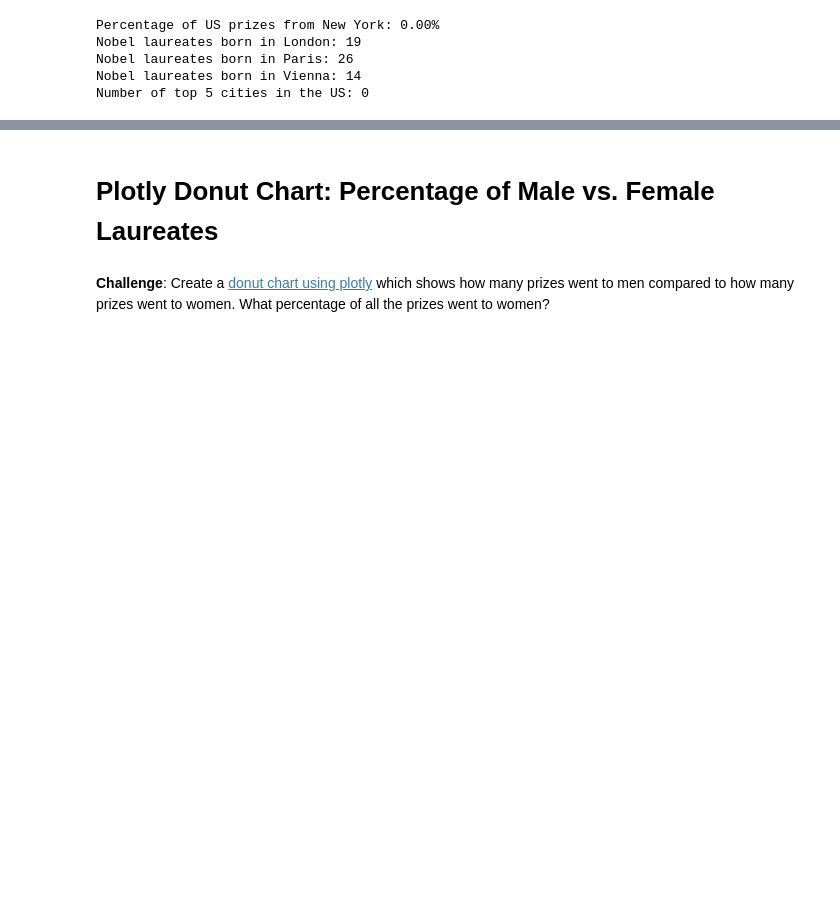
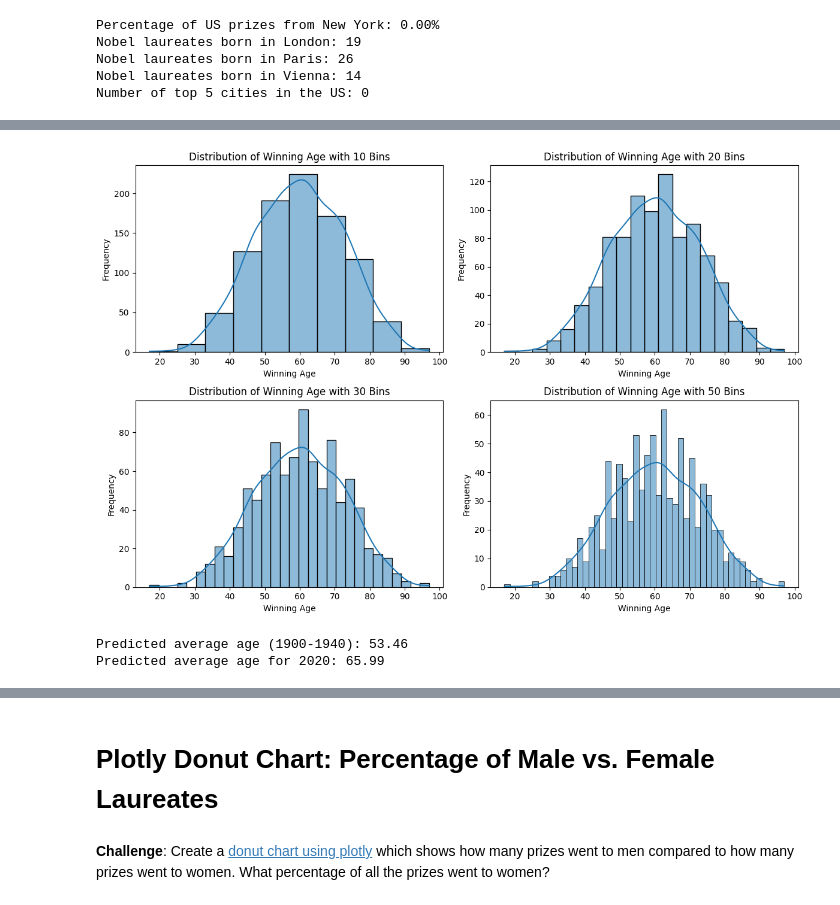
Before and after one commit to IrishEgie/data_science_py, a Jupyter notebook: data_science_8/Nobel_Prize_Analysis_(start).ipynb, the cells around one changed output, grey strips where cells are left out. Drawn from its saved outputs; the diff is of its cells as text; code cells hidden in the pictures; blank space fills up the shorter version.

```diff
--- a/data_science_8/Nobel_Prize_Analysis_(start).ipynb
+++ b/data_science_8/Nobel_Prize_Analysis_(start).ipynb
@@ -547,0 +598,34 @@ fig.show()
+# %%
+# Descriptive statistics for winning age
+age_stats = df_data['winning_age'].describe()
+
+# Plotting with different bin sizes
+plt.figure(figsize=(12, 8))
+
+for bins in [10, 20, 30, 50]:
+    plt.subplot(2, 2, [10, 20, 30, 50].index(bins) + 1)
+    sns.histplot(df_data['winning_age'], bins=bins, kde=True)
+    plt.title(f'Distribution of Winning Age with {bins} Bins')
+    plt.xlabel('Winning Age')
+    plt.ylabel('Frequency')
+
+plt.tight_layout()
+plt.show()
+# %% [output]
+[figure, added]
+# %%
+# Create a DataFrame for the years to predict
+years_to_predict_df = pd.DataFrame({'year': range(1900, 2021)})
+
+# Predicting ages for the years 1900-2020 using the DataFrame
+predicted_ages = model.predict(years_to_predict_df)
+
+# Calculate the predicted average age for 1900-1940 and for 2020
+average_age_1900_1940 = predicted_ages[:41].mean()  # Years 1900-1940 are 0-40 indices
+predicted_age_2020 = predicted_ages[-1]
+
+print(f"Predicted average age (1900-1940): {average_age_1900_1940:.2f}")
+print(f"Predicted average age for 2020: {predicted_age_2020:.2f}")
+# %% [output]
+Predicted average age (1900-1940): 53.46
+Predicted average age for 2020: 65.99
```
Also changed, not shown: parts of 4 cells of this notebook.
